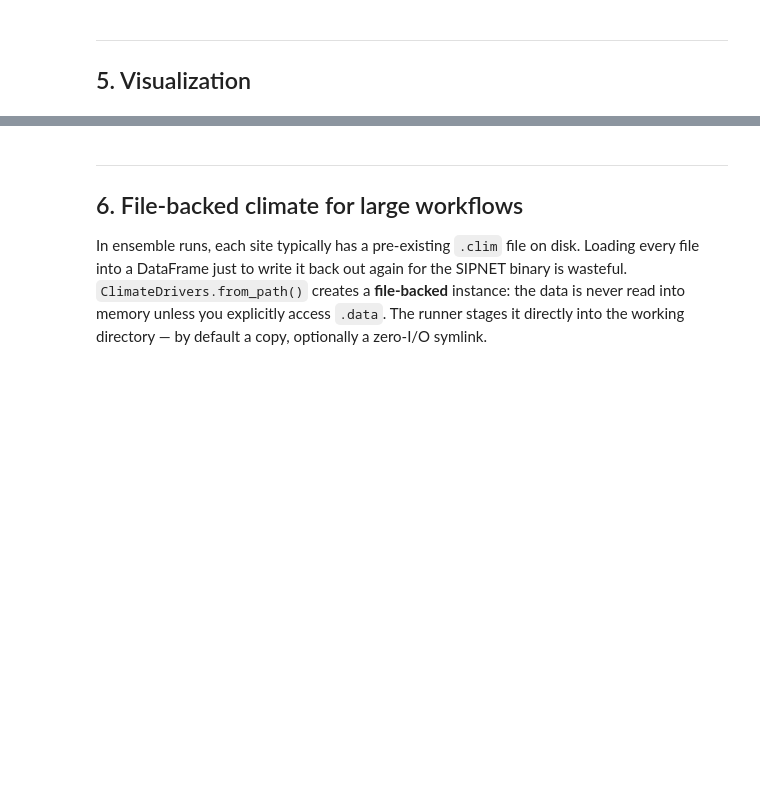
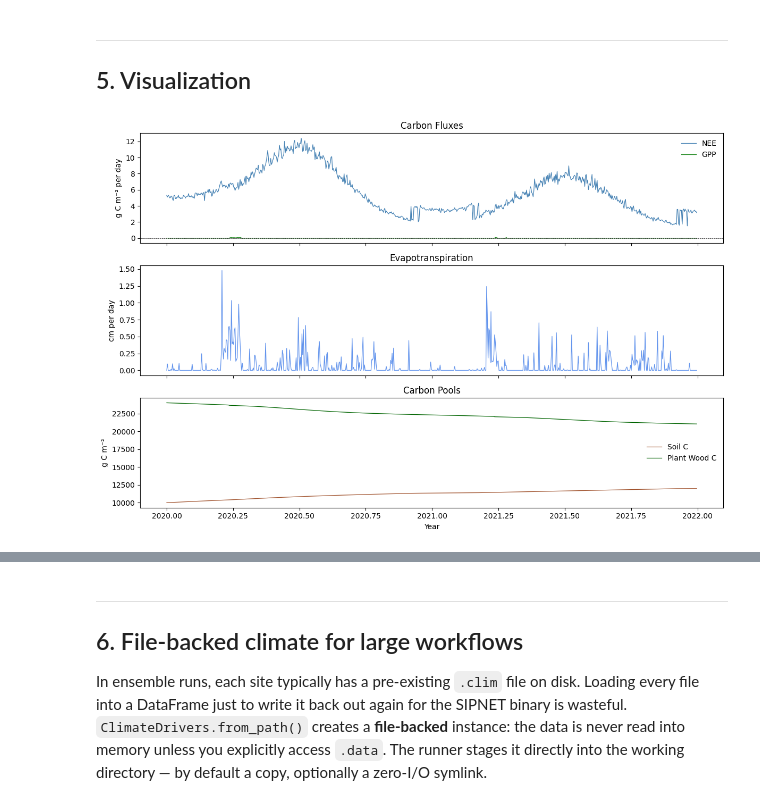
Before and after one commit to TARPS-group/pySIPNET, a Jupyter notebook: examples/tutorial.ipynb, the cells around one changed output, grey strips where cells are left out. Saved outputs shown, nothing was run; the diff lists cells and outputs as text; code cells hidden in the pictures; blank space fills up the shorter version.

```diff
--- a/examples/tutorial.ipynb
+++ b/examples/tutorial.ipynb
@@ -61,9 +61,9 @@ vpress    = np.maximum(200.0, 1200 - vpd)
 wspd      = np.maximum(0.1, rng.exponential(2.0, len(doys)) + 0.5)
 
 climate = ClimateDrivers.from_dataframe(pd.DataFrame({
-    "year": years, "day": doys, "time": 0.0, "length": 1.0,
-    "tair": tair, "tsoil": tsoil, "par": par, "precip": precip,
-    "vpd": vpd, "vpd_soil": vpd_soil, "vpress": vpress, "wspd": wspd,
+    "year": years, "day_of_year": doys, "hour_of_day": 0.0, "time_step_length": 1.0,
+    "air_temperature": tair, "soil_temperature": tsoil, "photosynthetically_active_radiation": par, "precipitation": precip,
+    "vapour_pressure_deficit": vpd, "soil_vapour_pressure_deficit": vpd_soil, "vapour_pressure": vpress, "wind_speed": wspd,
 }))
 
 climate
@@ -175,9 +188,9 @@ model = SIPNETModel(runner, base_params=params, base_climate=climate)
 with warnings.catch_warnings():
     warnings.simplefilter("ignore")
     result_baseline = model()                     # no overrides
-    result_high_psn = model(a_max=150.0)          # higher photosynthetic capacity
-    result_warm     = model(psn_t_opt=30.0)       # warmer optimum temperature
-    result_combined = model(a_max=150.0, psn_t_opt=30.0)
+    result_high_psn = model(max_photosynthesis_rate=150.0)          # higher photosynthetic capacity
+    result_warm     = model(optimum_photosynthesis_temperature=30.0)       # warmer optimum temperature
+    result_combined = model(max_photosynthesis_rate=150.0, optimum_photosynthesis_temperature=30.0)
 # %%
 # Annual GPP across the four scenarios
 scenarios = {
@@ -209,30 +274,32 @@ result_baseline.outputs.data.groupby("year")[["nee", "gpp", "evapotranspiration"
 ## 5. Visualization
 # %%
 ts = result_baseline.outputs.data
-x  = ts["year"] + (ts["day"] - 1) / 365
+x  = ts["year"] + (ts["day_of_year"] - 1) / 365
 
 fig, axes = plt.subplots(3, 1, figsize=(12, 8), sharex=True)
 
-axes[0].plot(x, ts["nee"], label="NEE", color="steelblue", lw=0.9)
-axes[0].plot(x, ts["gpp"], label="GPP", color="forestgreen", lw=0.9)
+axes[0].plot(x, ts["net_ecosystem_exchange"], label="NEE", color="steelblue", lw=0.9)
+axes[0].plot(x, ts["gross_primary_production"], label="GPP", color="forestgreen", lw=0.9)
 axes[0].axhline(0, color="k", lw=0.5, ls="--")
 axes[0].set_ylabel("g C m\u207b\u00b2 per day")
 axes[0].set_title("Carbon Fluxes")
 axes[0].legend(frameon=False)
 
 axes[1].plot(x, ts["evapotranspiration"], color="cornflowerblue", lw=0.9)
 axes[1].set_ylabel("cm per day")
 axes[1].set_title("Evapotranspiration")
 
-axes[2].plot(x, ts["soil_c"],       label="Soil C",       color="sienna",    lw=0.9)
-axes[2].plot(x, ts["plant_wood_c"], label="Plant Wood C", color="darkgreen", lw=0.9)
+axes[2].plot(x, ts["soil_carbon"],       label="Soil C",       color="sienna",    lw=0.9)
+axes[2].plot(x, ts["wood_carbon"], label="Plant Wood C", color="darkgreen", lw=0.9)
 axes[2].set_ylabel("g C m\u207b\u00b2")
 axes[2].set_xlabel("Year")
 axes[2].set_title("Carbon Pools")
 axes[2].legend(frameon=False)
 
 fig.tight_layout()
 plt.show()
+# %% [output]
+[figure, added]
 # %%
 # GPP time series for all four scenarios
 fig, ax = plt.subplots(figsize=(10, 4))
```
Also changed, not shown: parts of 16 cells of this notebook, 24 other files.
